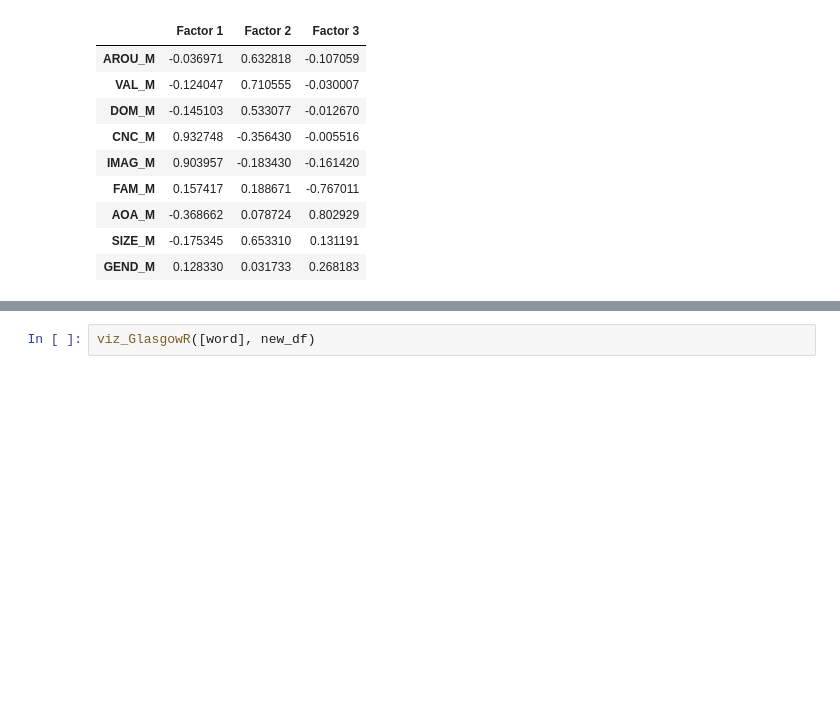
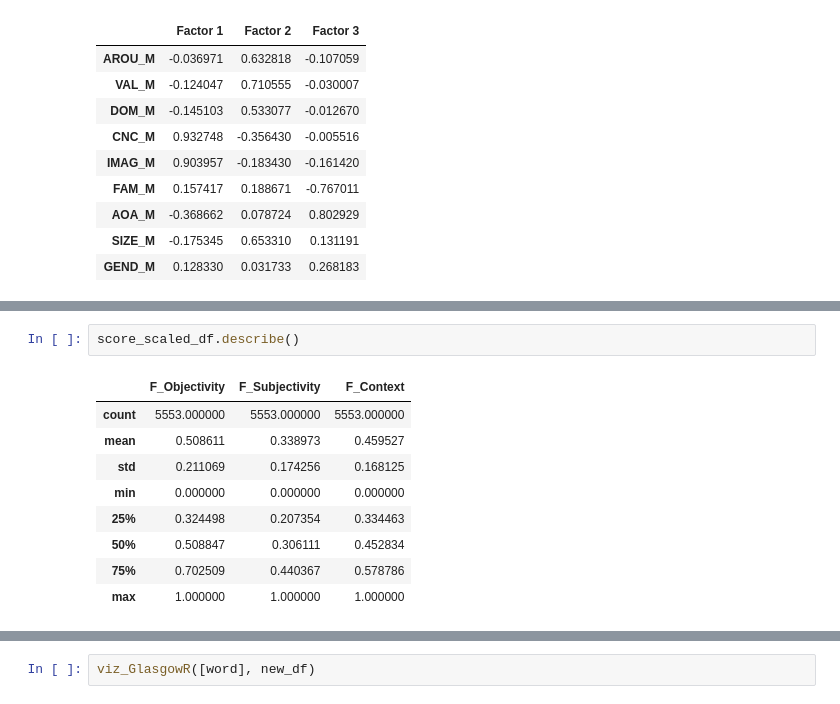
Before and after one commit to tbnsilveira/semantic_factors, a Jupyter notebook: notebooks/Semantic_Factors_by_Mean_Teste_EDU.ipynb, the cells around one changed output, grey strips where cells are left out. Drawn from its saved outputs; the diff is of its cells as text; blank space fills up the shorter version.

```diff
--- a/notebooks/Semantic_Factors_by_Mean_Teste_EDU.ipynb
+++ b/notebooks/Semantic_Factors_by_Mean_Teste_EDU.ipynb
@@ -638,0 +698,12 @@ Name: dog, dtype: float64
+# %%
+score_scaled_df.describe()
+# %% [output]
+|  | F_Objectivity | F_Subjectivity | F_Context |
+| count | 5553.000000 | 5553.000000 | 5553.000000 |
+| mean | 0.508611 | 0.338973 | 0.459527 |
+| std | 0.211069 | 0.174256 | 0.168125 |
+| min | 0.000000 | 0.000000 | 0.000000 |
+| 25% | 0.324498 | 0.207354 | 0.334463 |
+| 50% | 0.508847 | 0.306111 | 0.452834 |
+| 75% | 0.702509 | 0.440367 | 0.578786 |
+| max | 1.000000 | 1.000000 | 1.000000 |
```
Also changed, not shown: parts of 8 cells of this notebook.
